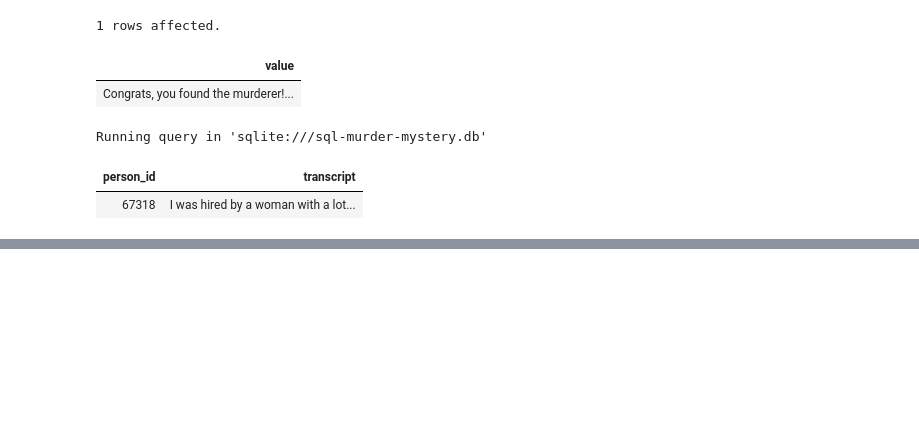
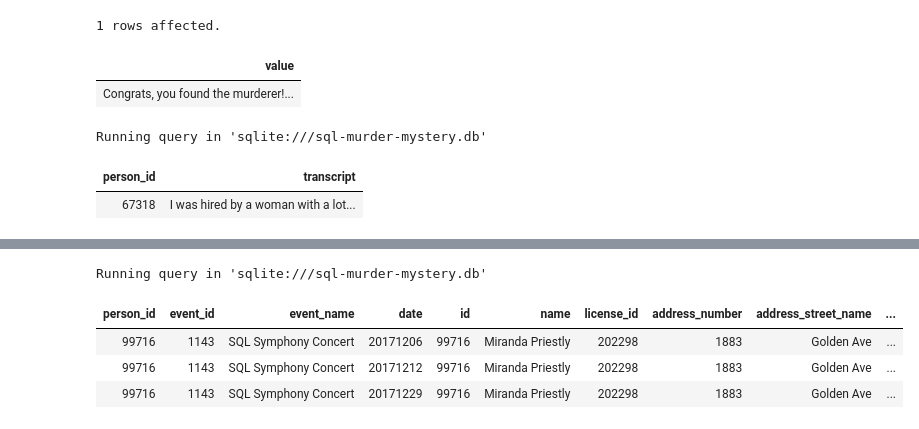
Before and after one commit to UCSF-DataSci/3-sql-bobachubs, a Jupyter notebook: MYSTERY.ipynb, the cells around one changed output, grey strips where cells are left out. Cells and saved outputs as stored; diff of their text form; code cells hidden in the pictures; blank space fills up the shorter version.

Commit message:
solved who the real mastermind is

```diff
--- a/MYSTERY.ipynb
+++ b/MYSTERY.ipynb
@@ -180,0 +196,14 @@ Running query in 'sqlite:///sql-murder-mystery.db'
+# %%
+%%sql
+SELECT *
+FROM facebook_event_checkin q
+JOIN person r
+ON q.person_id=r.id
+WHERE event_name LIKE '%Symphony%' AND license_id=202298
+# Miranda Priestly is the real mastermind
+# %% [output]
+Running query in 'sqlite:///sql-murder-mystery.db'
+| person_id | event_id | event_name | date | id | name | license_id | address_number | address_street_name | ... |
+| 99716 | 1143 | SQL Symphony Concert | 20171206 | 99716 | Miranda Priestly | 202298 | 1883 | Golden Ave | ... |
+| 99716 | 1143 | SQL Symphony Concert | 20171212 | 99716 | Miranda Priestly | 202298 | 1883 | Golden Ave | ... |
+| 99716 | 1143 | SQL Symphony Concert | 20171229 | 99716 | Miranda Priestly | 202298 | 1883 | Golden Ave | ... |
```
Also changed, not shown: parts of 1 cell of this notebook.
